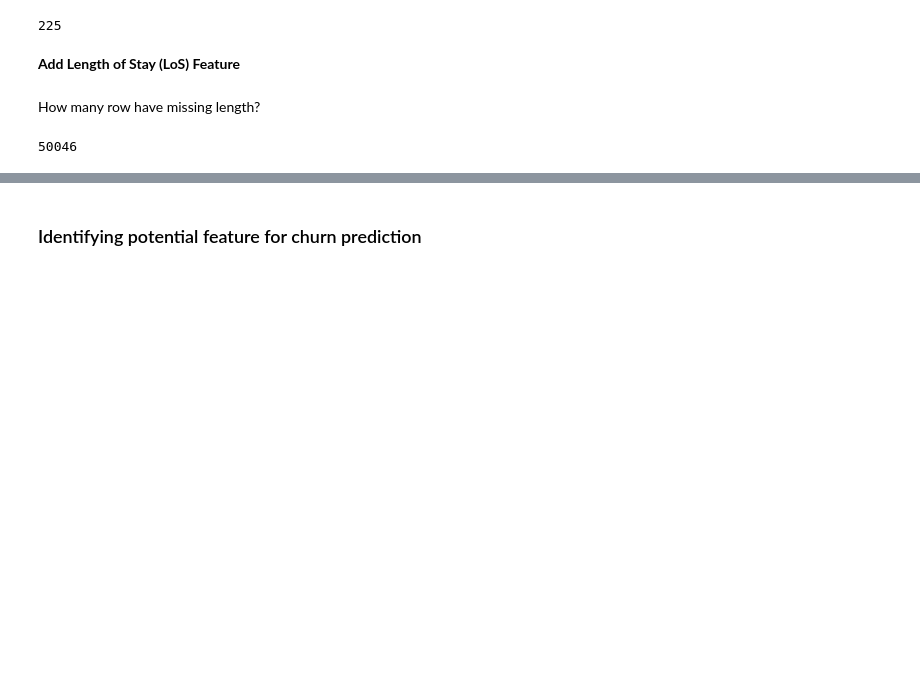
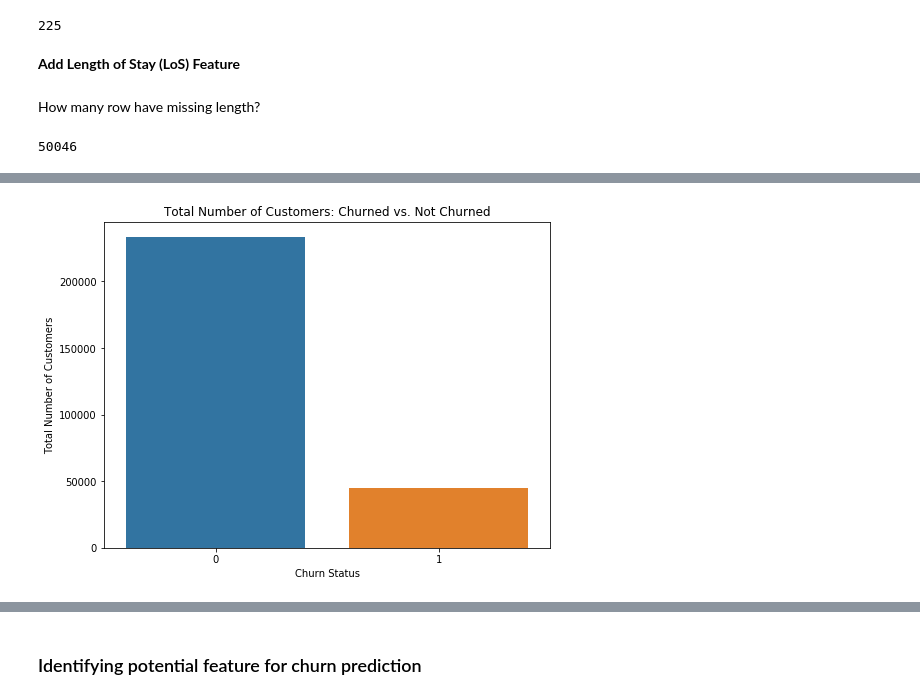
Before and after one commit to wsr13990/Sparkify, a Jupyter notebook: Sparkify.ipynb, the cells around one changed output, grey strips where cells are left out. Cells and saved outputs as stored; diff of their text form; code cells hidden in the pictures; blank space fills up the shorter version.

```diff
--- a/Sparkify.ipynb
+++ b/Sparkify.ipynb
@@ -178,0 +265,20 @@ df_exploration = (
+# %%
+import matplotlib.pyplot as plt
+import seaborn as sns
+import pyspark.sql.functions as F
+
+# Calculate total number of customers who churned and who did not
+churn_counts = df_exploration.groupBy("is_churn").count().orderBy("is_churn")
+
+# Convert to Pandas DataFrame for visualization
+churn_counts_pd = churn_counts.toPandas()
+
+# Plot the churn comparison
+plt.figure(figsize=(8, 6))
+sns.barplot(data=churn_counts_pd, x='is_churn', y='count')
+plt.title('Total Number of Customers: Churned vs. Not Churned')
+plt.xlabel('Churn Status')
+plt.ylabel('Total Number of Customers')
+plt.show()
+# %% [output]
+[figure, added]
```
Also changed, not shown: parts of 19 cells of this notebook, 1 other file.
